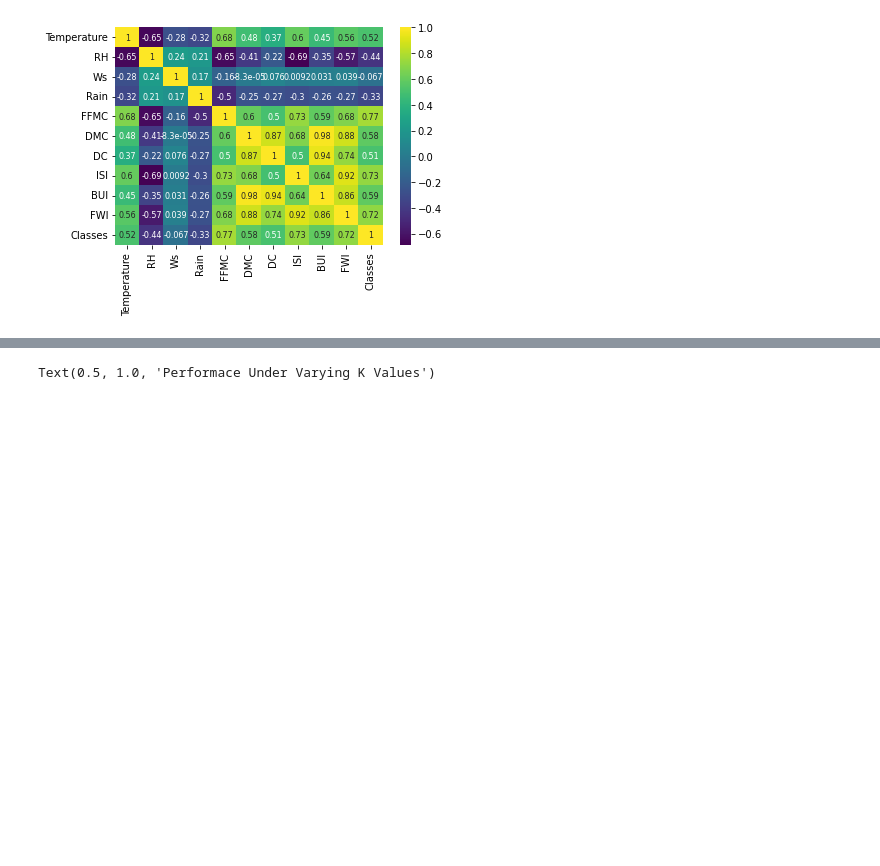
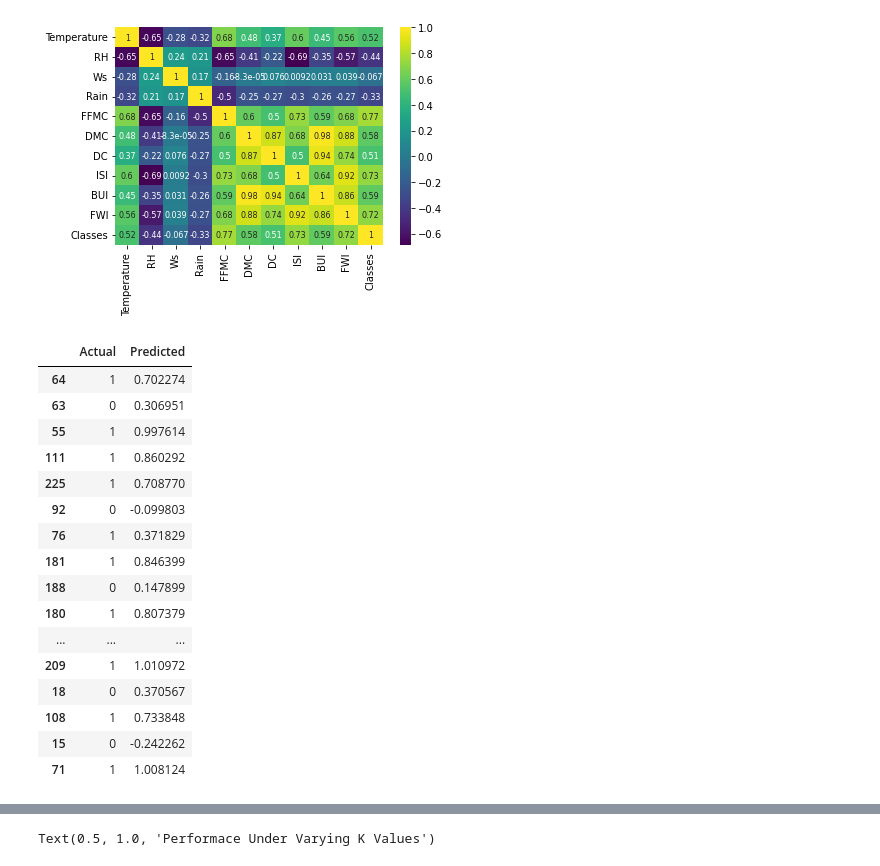
Before and after one commit to farhanalmoza/semester4, a Jupyter notebook: KCB/Final Project/tugas2/klasifikasi_aff.ipynb, the cells around one changed output, grey strips where cells are left out. Saved outputs shown, nothing was run; the diff lists cells and outputs as text; code cells hidden in the pictures; blank space fills up the shorter version.

```diff
--- a/KCB/Final Project/tugas2/klasifikasi_aff.ipynb
+++ b/KCB/Final Project/tugas2/klasifikasi_aff.ipynb
@@ -118,0 +135,20 @@ X_train, X_test, y_train, y_test = ms.train_test_split(features, label, test_siz
+# %%
+df_predict
+# %% [output]
+|  | Actual | Predicted |
+| 64 | 1 | 0.702274 |
+| 63 | 0 | 0.306951 |
+| 55 | 1 | 0.997614 |
+| 111 | 1 | 0.860292 |
+| 225 | 1 | 0.708770 |
+| 92 | 0 | -0.099803 |
+| 76 | 1 | 0.371829 |
+| 181 | 1 | 0.846399 |
+| 188 | 0 | 0.147899 |
+| 180 | 1 | 0.807379 |
+| ... | ... | ... |
+| 209 | 1 | 1.010972 |
+| 18 | 0 | 0.370567 |
+| 108 | 1 | 0.733848 |
+| 15 | 0 | -0.242262 |
+| 71 | 1 | 1.008124 |
```
Also changed, not shown: parts of 8 cells of this notebook, 7 other files.
